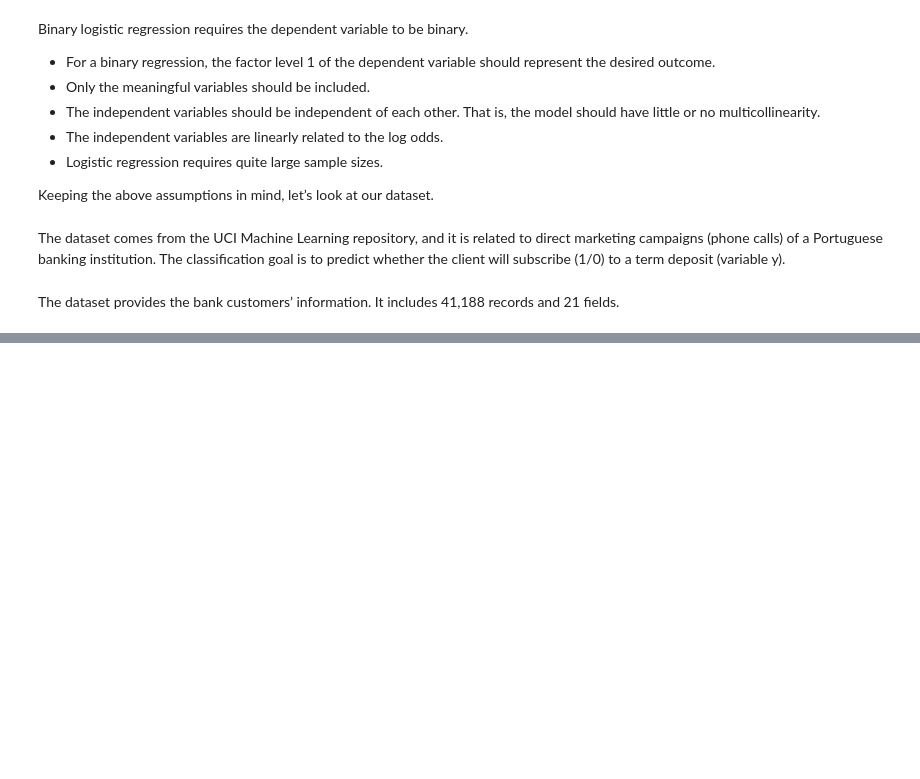
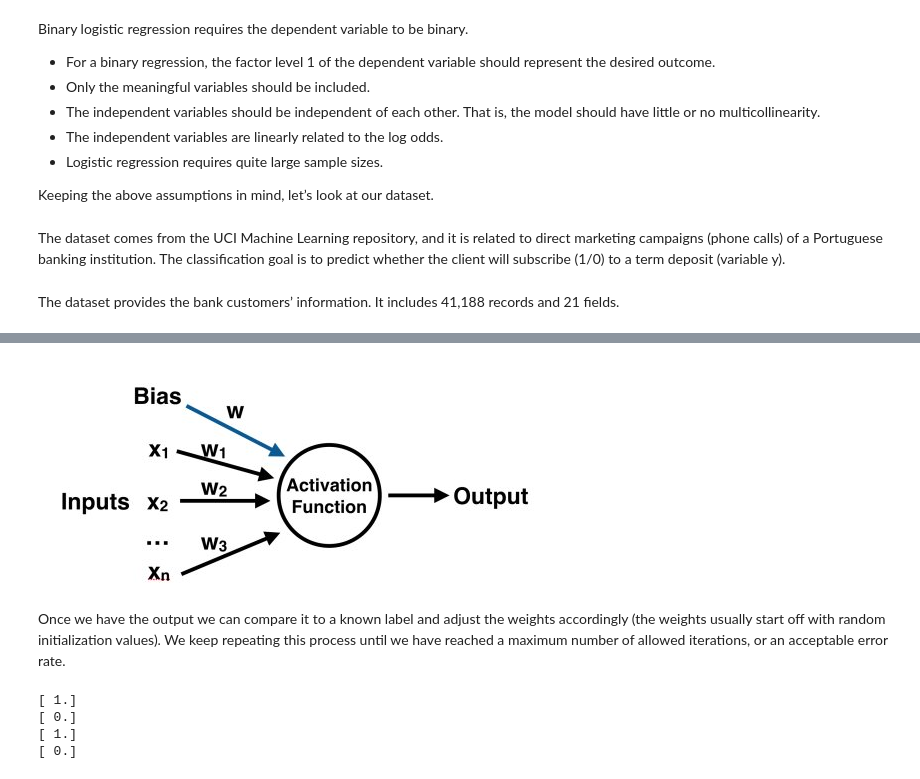
Before and after one commit to redmage123/deep-learning-sklearn, a Jupyter notebook: docs/Sklearn Tutorial.ipynb, the cells around one changed output, grey strips where cells are left out. Saved outputs shown, nothing was run; the diff lists cells and outputs as text; code cells hidden in the pictures; blank space fills up the shorter version.

Commit message:
Added material on perceptrons as well as examples

```diff
--- a/docs/Sklearn Tutorial.ipynb
+++ b/docs/Sklearn Tutorial.ipynb
@@ -654,16 +660,5 @@ Binary logistic regression requires the dependent variable to be binary.
 Keeping the above assumptions in mind, let’s look at our dataset.
 # %% [markdown]
 The dataset comes from the UCI Machine Learning repository, and it is related to direct marketing campaigns (phone calls) of a Portuguese banking institution. The classification goal is to predict whether the client will subscribe (1/0) to a term deposit (variable y).
-# %%
-import pandas as pd
-import numpy as np
-from sklearn import preprocessing
-import matplotlib.pyplot as plt
-plt.rc("font", size=14)
-from sklearn.linear_model import LogisticRegression
-from sklearn.model_selection import train_test_split
-import seaborn as sns
-sns.set(style="white")
-sns.set(style="whitegrid", color_codes=True)
 # %% [markdown]
 The dataset provides the bank customers’ information. It includes 41,188 records and 21 fields.
@@ -710,0 +699,65 @@ print (data['education'].unique())
+# %%
+from IPython.display import Image
+Image(filename='graphics/perceptron.jpg')
+# %% [output]
+[figure, added]
+# %% [markdown]
+Once we have the output we can compare it to a known label and adjust the weights accordingly (the weights usually start off with random initialization values). We keep repeating this process until we have reached a maximum number of allowed iterations, or an acceptable error rate.
+# %%
+# %load examples/perceptron_example.py
+#!/usr/bin/env python3
+
+from sklearn.linear_model import Perceptron
+import numpy as np
+
+T,F = 1.,0.
+bias = 1
+
+train_x = [
+              [T,T],
+              [T,F],
+              [F,T],
+              [F,F]
+          ]
+
+train_or_y = [
+              [T],
+              [T],
+              [T],
+              [F]
+          ]
+
+train_and_y = [
+              [T],
+              [F],
+              [F],
+              [F]
+          ]
+
+W = np.random.normal([3,1])
+
+train_or_y = np.ravel(train_or_y)
+train_and_y = np.ravel(train_and_y)
+my_or  = Perceptron(class_weight='balanced')
+my_and = Perceptron(class_weight='balanced')
+my_or.coef_ = W
+my_or.intercept_ = [bias]
+my_and.coef_ = W
+my_and.intercept_ = [bias]
+my_or.fit(train_x,train_or_y)
+my_and.fit(train_x,train_and_y)
+
+p = my_or.predict([[T,T]])
+print (p)
+p = my_or.predict([[F,F]])
+print (p)
+
+p = my_and.predict([[T,T]])
+print (p)
+p = my_and.predict([[F,F]])
+print (p)
+# %% [output]
+[ 1.]
+[ 0.]
+[ 1.]
+[ 0.]
```
Also changed, not shown: parts of 11 cells of this notebook, 3 other files.
